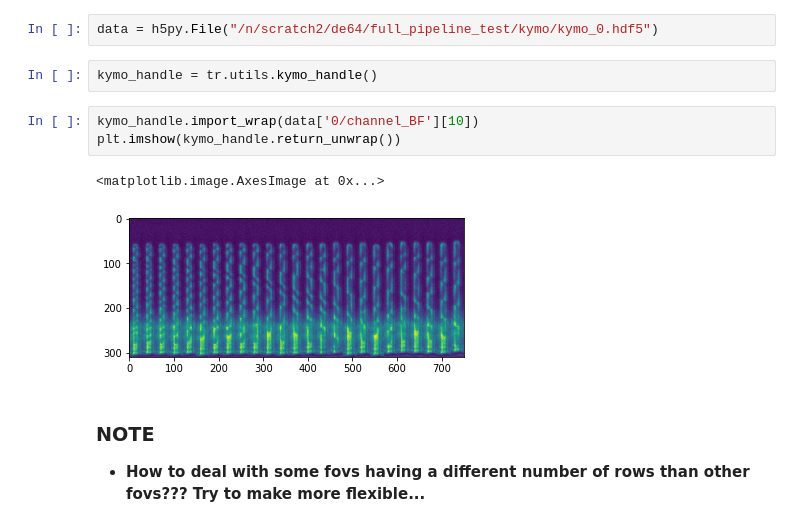
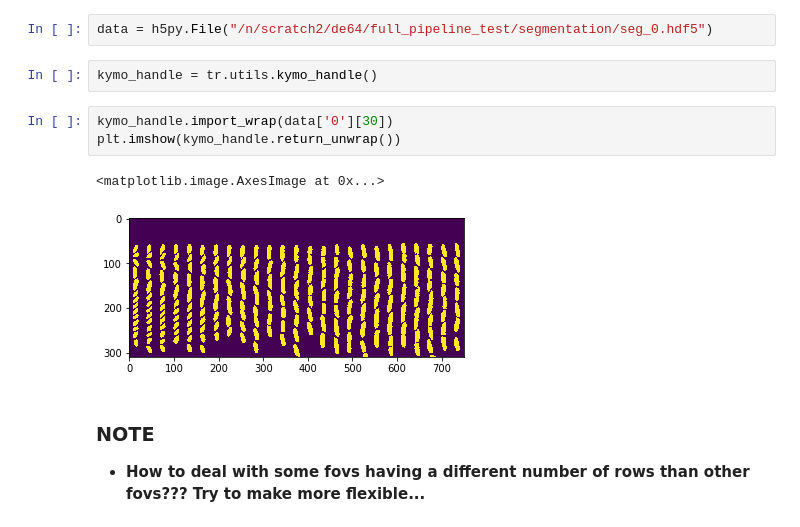
Before and after one commit to paulssonlab/TrenchRipper, a Jupyter notebook: Cluster_Notebook.ipynb, the cells around one changed output. Saved outputs shown, nothing was run; the diff lists cells and outputs as text.

```diff
--- a/Cluster_Notebook.ipynb
+++ b/Cluster_Notebook.ipynb
@@ -108,13 +256,13 @@ from matplotlib import pyplot as plt
 # %%
-data = h5py.File("/n/scratch2/de64/full_pipeline_test/kymo/kymo_0.hdf5")
+data = h5py.File("/n/scratch2/de64/full_pipeline_test/segmentation/seg_0.hdf5")
 # %%
 kymo_handle = tr.utils.kymo_handle()
 # %%
-kymo_handle.import_wrap(data['0/channel_BF'][10])
+kymo_handle.import_wrap(data['0'][30])
 plt.imshow(kymo_handle.return_unwrap())
 # %% [output]
 <matplotlib.image.AxesImage at 0x...>
-[figure, old version]
+[figure, new version]
 # %% [markdown]
 ### NOTE
 
```
Also changed, not shown: parts of 36 cells of this notebook, 9 other files.
